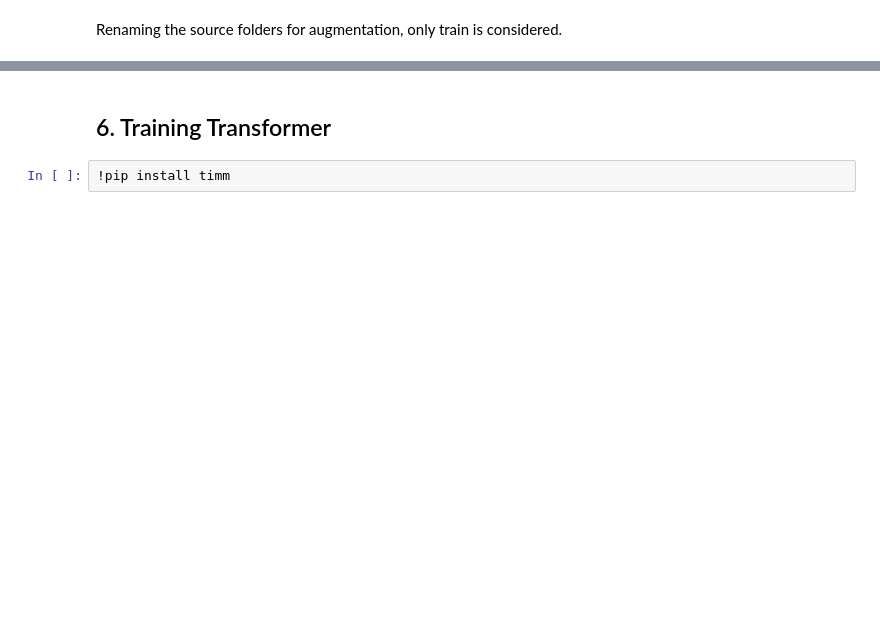
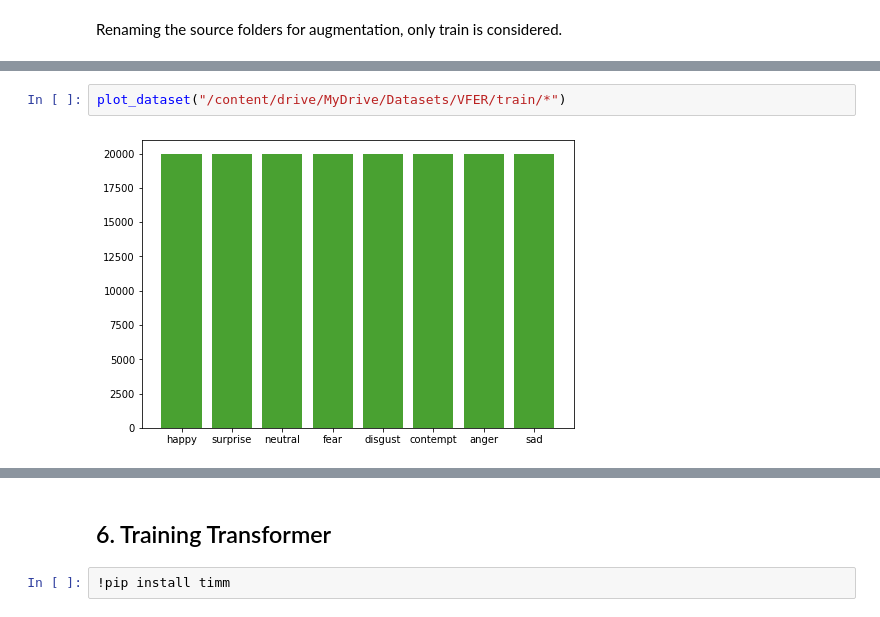
Before and after one commit to andreagurioli1995/ComplexNNproject, a Jupyter notebook: ViT_Face_Emotion_Recognition.ipynb, the cells around one changed output, grey strips where cells are left out. Cells and saved outputs as stored; diff of their text form; blank space fills up the shorter version.

```diff
--- a/ViT_Face_Emotion_Recognition.ipynb
+++ b/ViT_Face_Emotion_Recognition.ipynb
@@ -920,0 +1313,4 @@ for cl in glob.glob(testdir + "/*"):
+# %%
+plot_dataset("/content/drive/MyDrive/Datasets/VFER/train/*")
+# %% [output]
+[figure, added]
```
Also changed, not shown: parts of 110 cells of this notebook.
